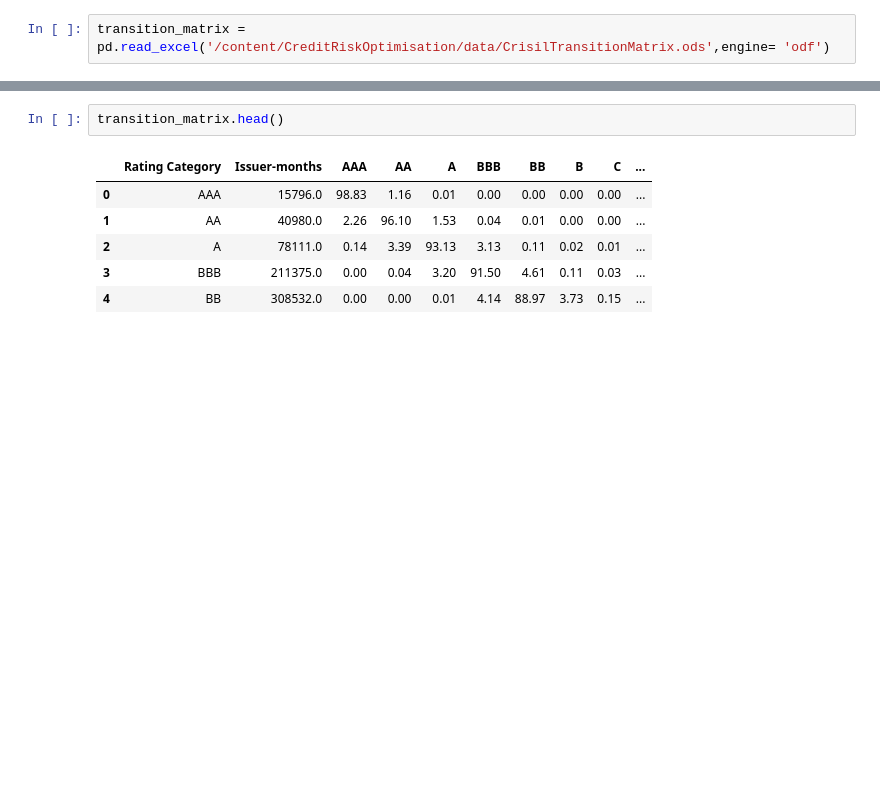
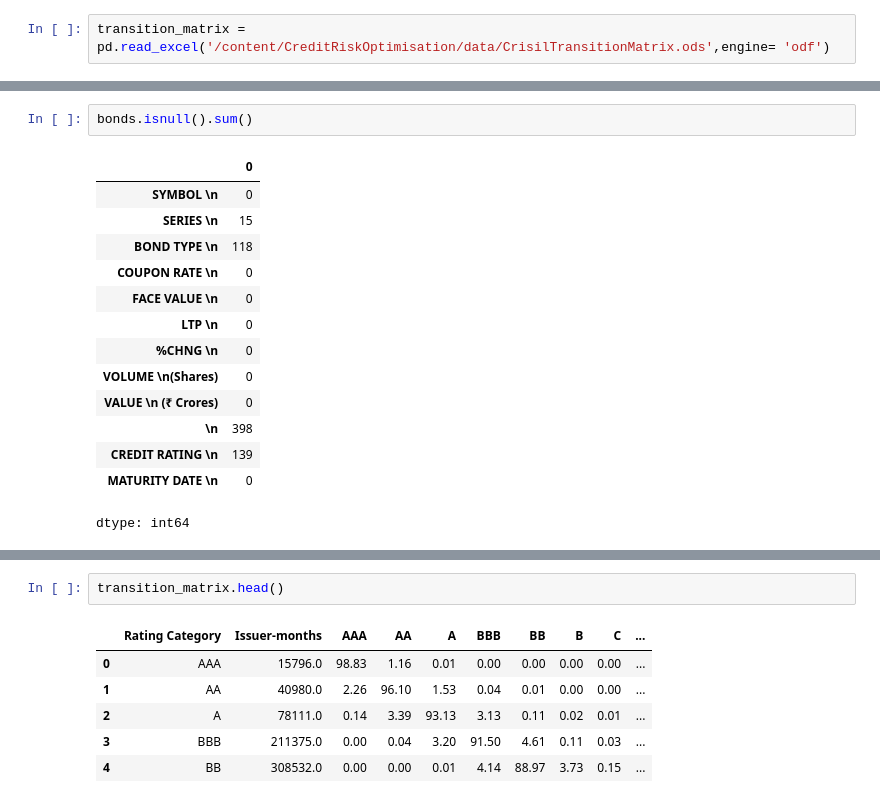
Before and after one commit to Rudra-prasad-tarai/CreditRiskOptimisation, a Jupyter notebook: Credit_Risk_Optimisation.ipynb, the cells around one changed output, grey strips where cells are left out. Drawn from its saved outputs; the diff is of its cells as text; blank space fills up the shorter version.

```diff
--- a/Credit_Risk_Optimisation.ipynb
+++ b/Credit_Risk_Optimisation.ipynb
@@ -19,0 +49,17 @@ transition_matrix = pd.read_excel('/content/CreditRiskOptimisation/data/CrisilTr
+# %%
+bonds.isnull().sum()
+# %% [output]
+|  | 0 |
+| SYMBOL \n | 0 |
+| SERIES \n | 15 |
+| BOND TYPE \n | 118 |
+| COUPON RATE \n | 0 |
+| FACE VALUE \n | 0 |
+| LTP \n | 0 |
+| %CHNG \n | 0 |
+| VOLUME \n(Shares) | 0 |
+| VALUE \n (₹ Crores) | 0 |
+| \n | 398 |
+| CREDIT RATING \n | 139 |
+| MATURITY DATE \n | 0 |
+dtype: int64
```
Also changed, not shown: parts of 8 cells of this notebook.
